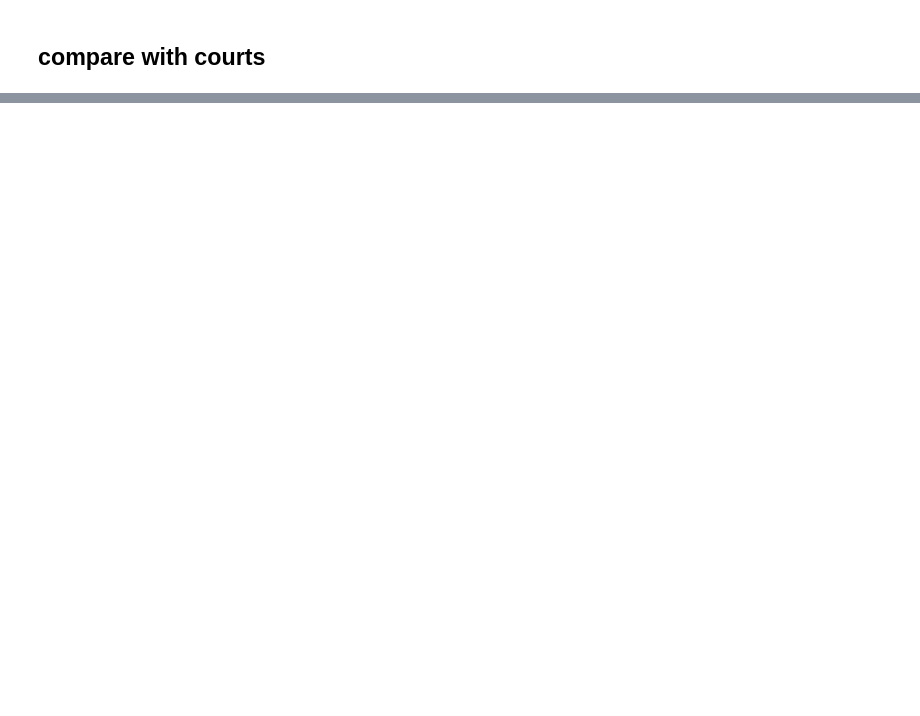
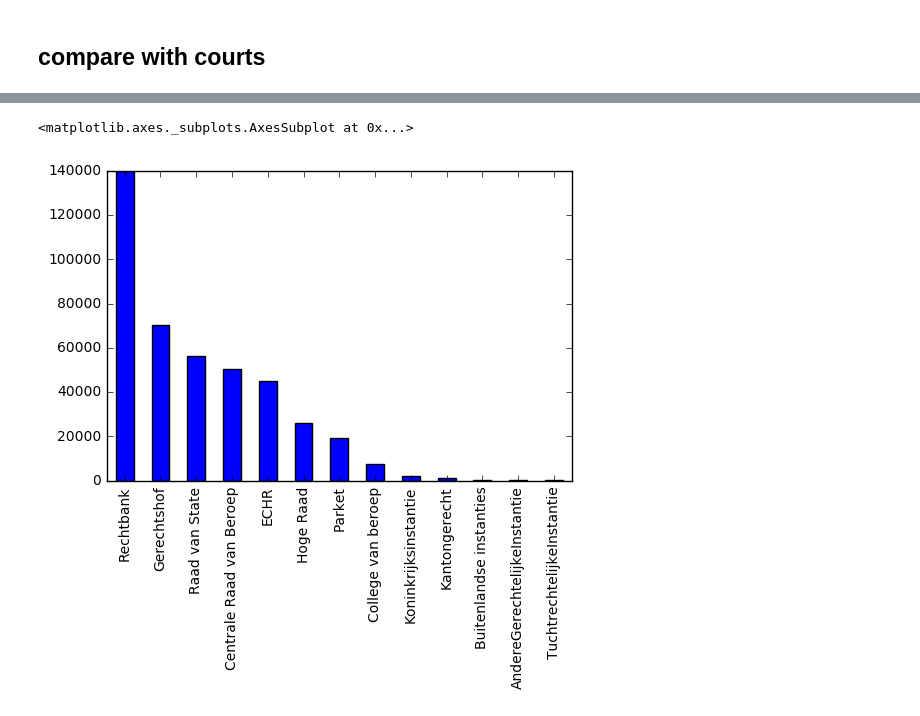
Before and after one commit to research-Dafne/case-law-research, a Jupyter notebook: notebooks/Community_report_bimodal.ipynb, the cells around one changed output, grey strips where cells are left out. Drawn from its saved outputs; the diff is of its cells as text; code cells hidden in the pictures; blank space fills up the shorter version.

```diff
--- a/notebooks/Community_report_bimodal.ipynb
+++ b/notebooks/Community_report_bimodal.ipynb
@@ -43,2 +55,4 @@ courts.Type.value_counts()
+# %%
+courts = pd.read_csv(os.path.join(filepath, 'court_nodes_corrected.csv'))
 # %%
 case_nodes_courts = pd.merge(case_nodes, courts, how='left', left_on='court', right_on='id')
@@ -45,2 +96,9 @@ case_nodes_courts = pd.merge(case_nodes, courts, how='left', left_on='court', ri
+# %%
+case_nodes_courts.loc[case_nodes_courts.Type.isnull(), 'Type'] = 'AndereGerechtelijkeInstantie'
+# %%
+case_nodes_courts.Type.value_counts().plot.bar()
+# %% [output]
+<matplotlib.axes._subplots.AxesSubplot at 0x...>
+[figure, added]
 # %%
 df_plot = case_nodes_courts[case_nodes_courts.community_bimodal.isin(largest_coms[:20])]
```
Also changed, not shown: parts of 16 cells of this notebook, 7 other files.
